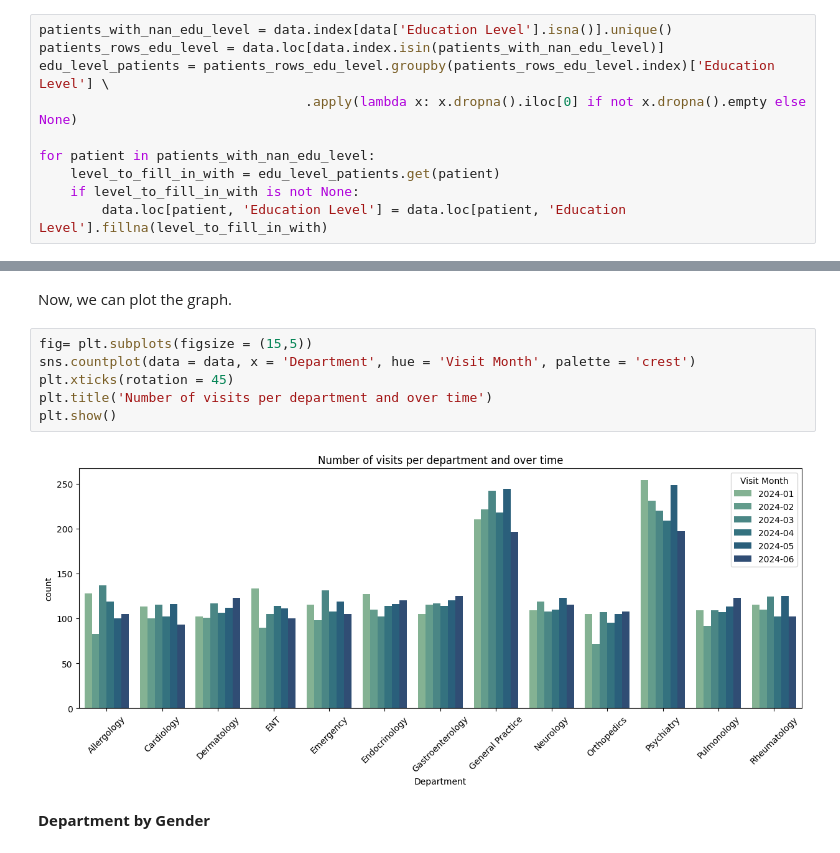
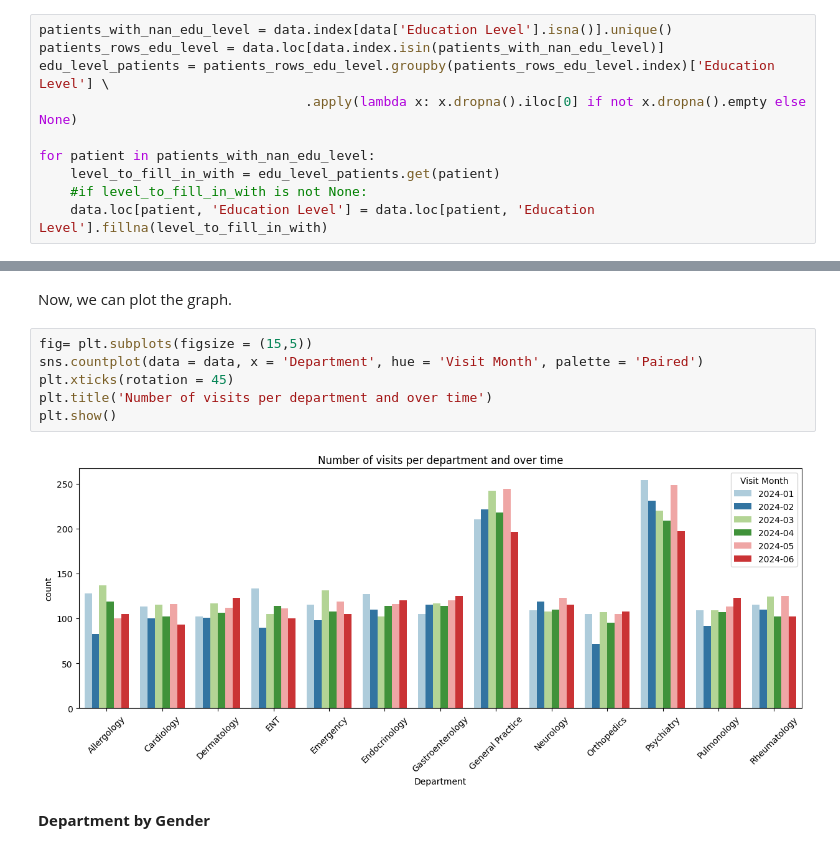
Before and after one commit to amdbsilva/pre-processing, a Jupyter notebook: projeto de datapreprocessing.ipynb, the cells around one changed output, grey strips where cells are left out. Saved outputs shown, nothing was run; the diff lists cells and outputs as text.

```diff
--- a/projeto de datapreprocessing.ipynb
+++ b/projeto de datapreprocessing.ipynb
@@ -578,8 +578,8 @@ edu_level_patients = patients_rows_edu_level.groupby(patients_rows_edu_level.ind
 
 for patient in patients_with_nan_edu_level:
     level_to_fill_in_with = edu_level_patients.get(patient)
-    if level_to_fill_in_with is not None:
-        data.loc[patient, 'Education Level'] = data.loc[patient, 'Education Level'].fillna(level_to_fill_in_with)
+    #if level_to_fill_in_with is not None:
+    data.loc[patient, 'Education Level'] = data.loc[patient, 'Education Level'].fillna(level_to_fill_in_with)
 # %%
 data.info()
 # %% [output]
@@ -1100,12 +1089,12 @@ data.head()
 Now, we can plot the graph.
 # %%
 fig= plt.subplots(figsize = (15,5))
-sns.countplot(data = data, x = 'Department', hue = 'Visit Month', palette = 'crest')
+sns.countplot(data = data, x = 'Department', hue = 'Visit Month', palette = 'Paired')
 plt.xticks(rotation = 45)
 plt.title('Number of visits per department and over time')
 plt.show()
 # %% [output]
-[figure, old version]
+[figure, new version]
 # %% [markdown]
 **Department by Gender**
 # %%
```
Also changed, not shown: parts of 9 cells of this notebook, 1 other file.
